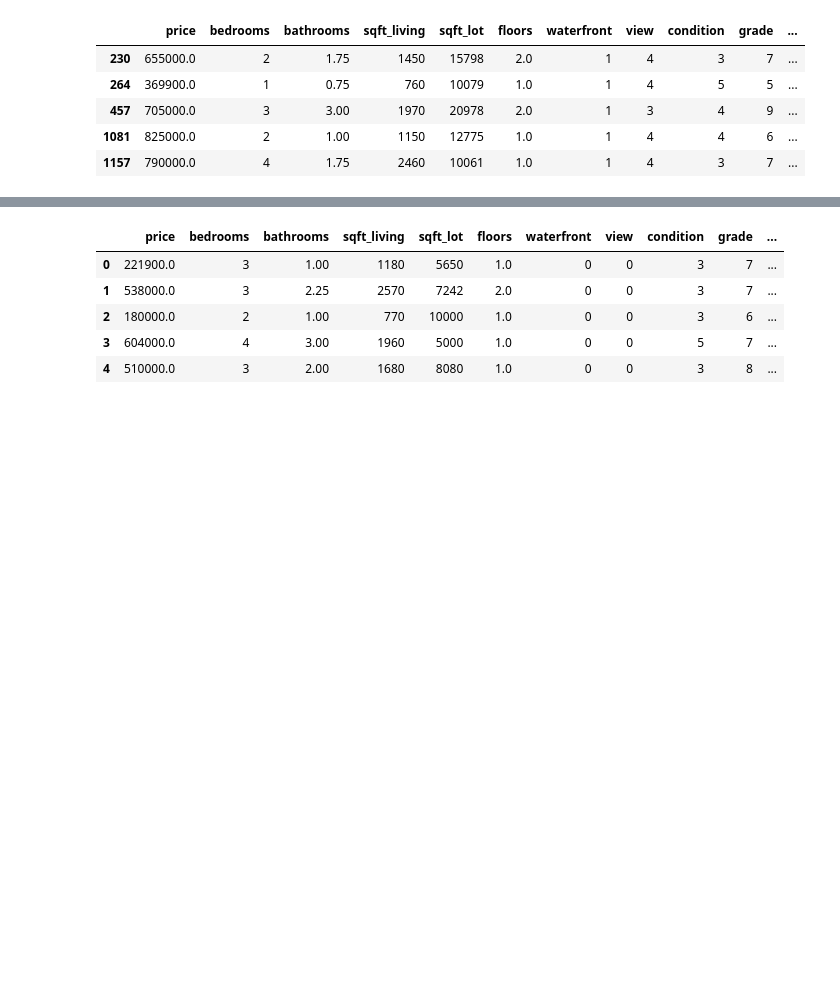
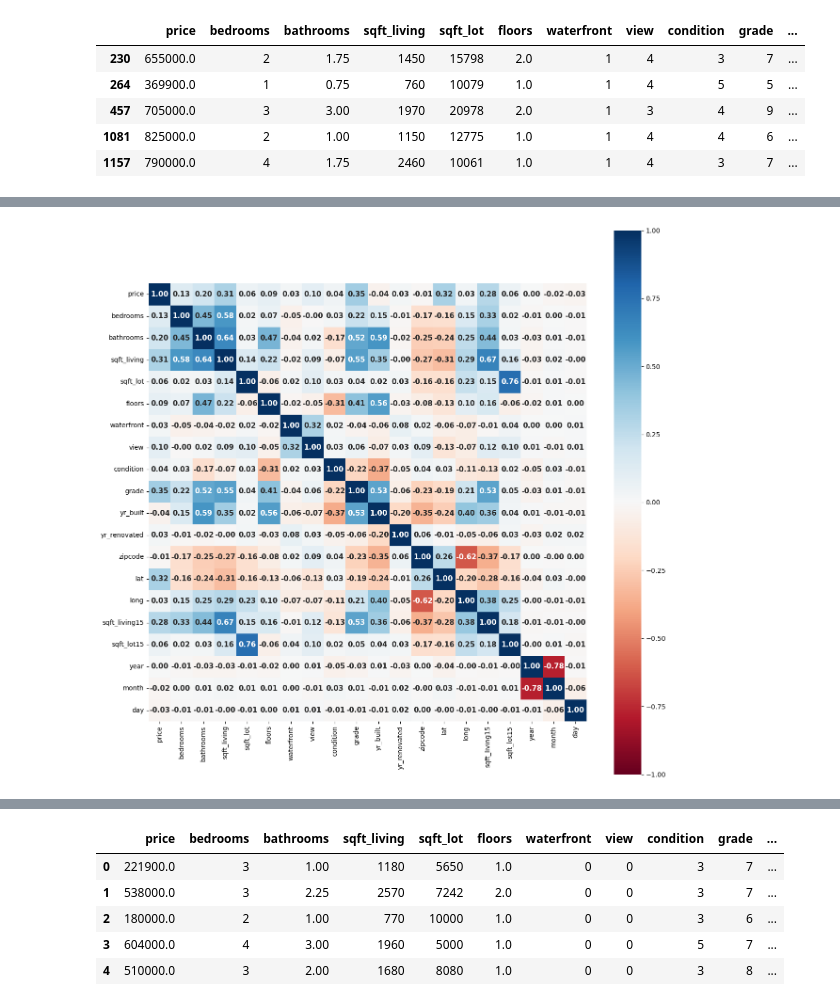
Before and after one commit to Enam88/apartment-hunter, a Jupyter notebook: notebooks/preprocessing.ipynb, the cells around one changed output, grey strips where cells are left out. Cells and saved outputs as stored; diff of their text form; code cells hidden in the pictures; blank space fills up the shorter version.

```diff
--- a/notebooks/preprocessing.ipynb
+++ b/notebooks/preprocessing.ipynb
@@ -567,0 +578,8 @@ sns.histplot(price_equals_less_1e6["waterfront"] == 1)
+# %%
+fig, ax = plt.subplots(figsize=(15,15))
+
+sns.heatmap(price_equals_less_1e6.corr(), cmap="RdBu", fmt=".2f", square=True,
+            annot=True, vmin=-1, vmax=1, ax=ax, annot_kws={"fontsize": 11, "fontweight": "bold"})
+plt.show()
+# %% [output]
+[figure, added]
```
Also changed, not shown: parts of 31 cells of this notebook.
